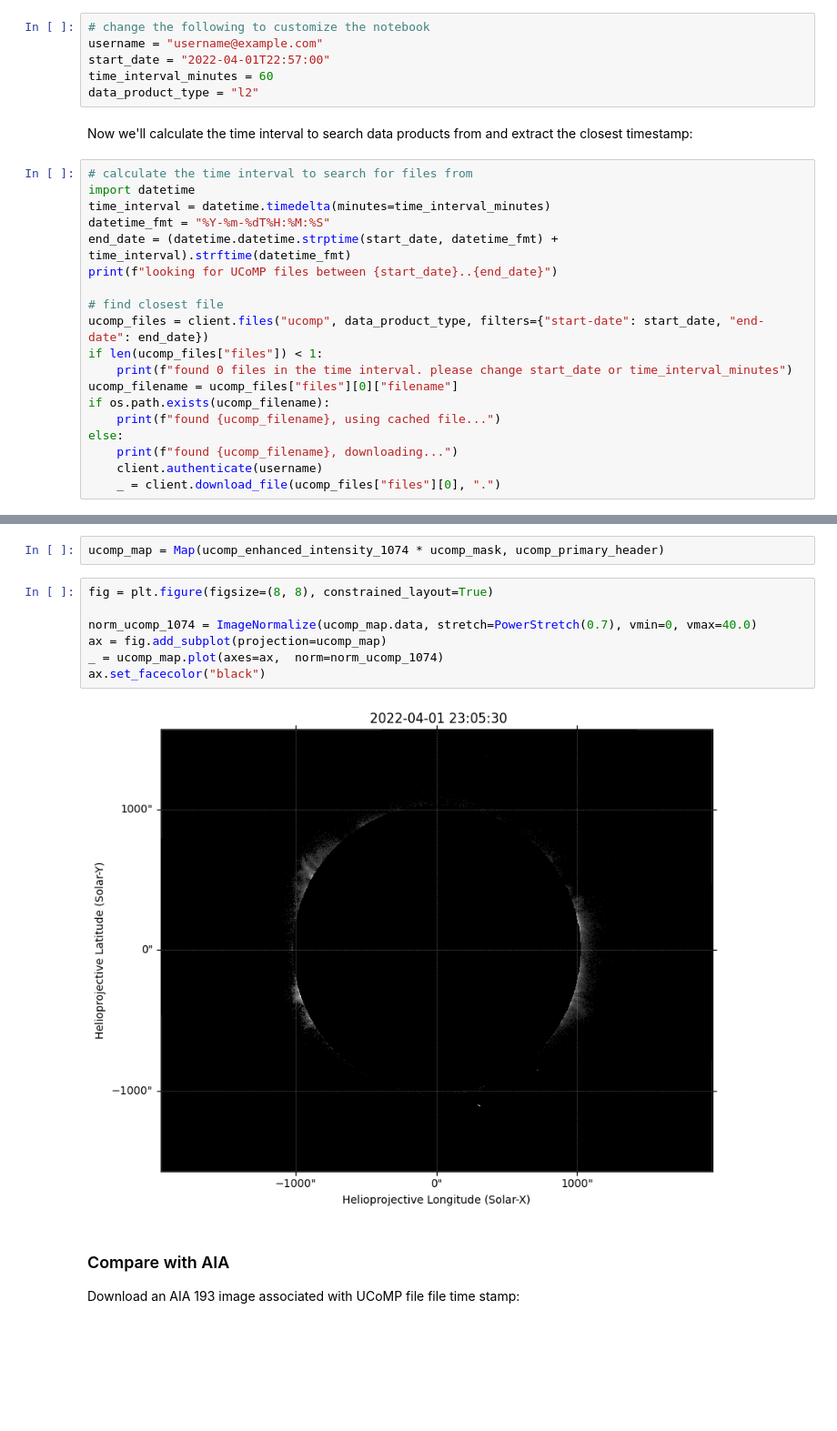
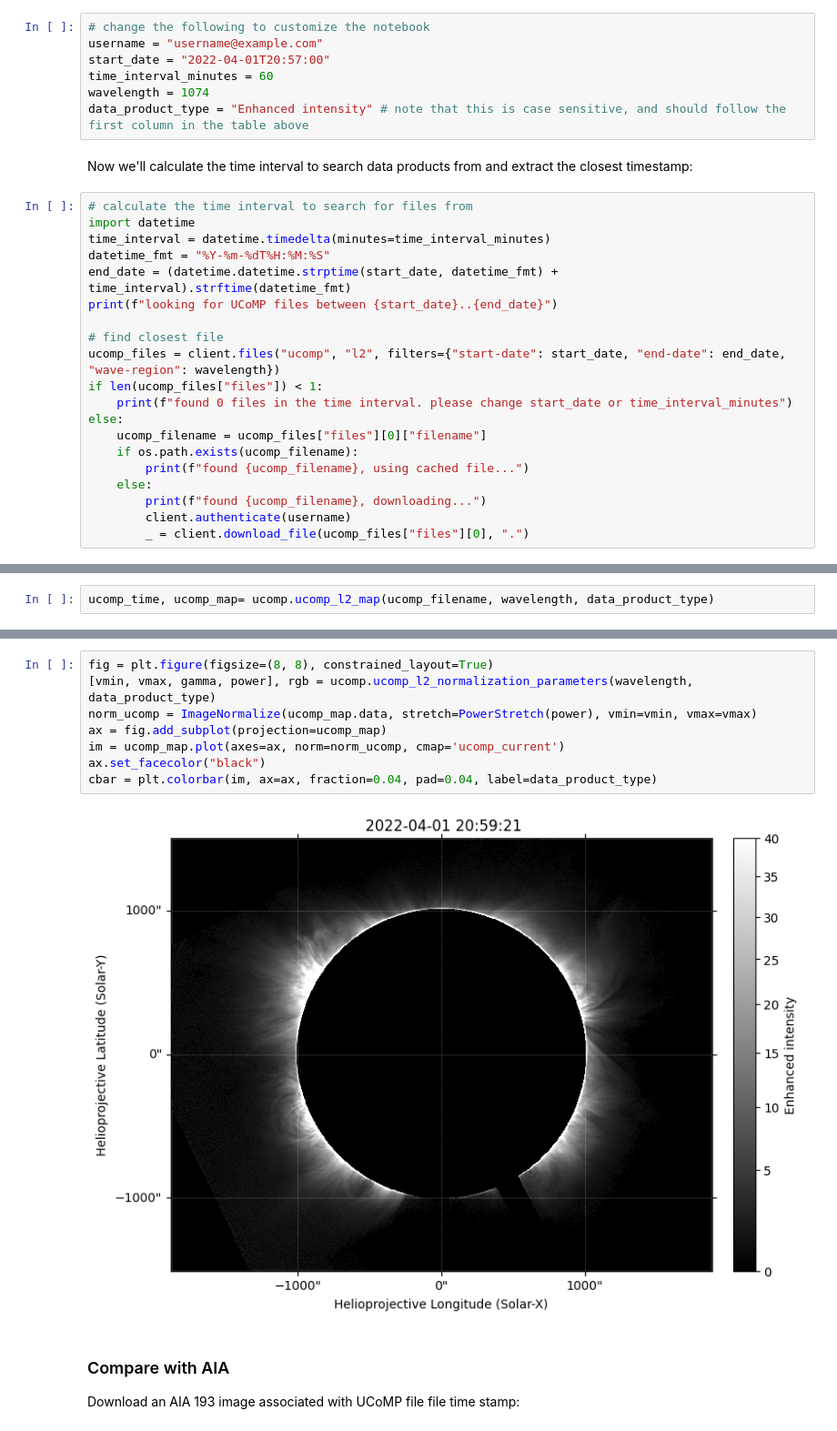
Before and after one commit to NCAR/ucomp-pipeline, a Jupyter notebook: tutorials/ucomp-wcs.ipynb, the cells around one changed output, grey strips where cells are left out. Shown at 91% size. Cells and saved outputs as stored; diff of their text form; blank space fills up the shorter version.

Commit message:
updating ucomp-wcs tutorial notebook using ucomp-instruments api

```diff
--- a/tutorials/ucomp-wcs.ipynb
+++ b/tutorials/ucomp-wcs.ipynb
@@ -62,9 +75,10 @@ This notebook allows the user to customize the level 2 (L2) UCoMP data used for
 # %%
 # change the following to customize the notebook
 username = "username@example.com"
-start_date = "2022-04-01T22:57:00"
+start_date = "2022-04-01T20:57:00"
 time_interval_minutes = 60
-data_product_type = "l2"
+wavelength = 1074
+data_product_type = "Enhanced intensity" # note that this is case sensitive, and should follow the first column in the table above
 # %% [markdown]
 Now we'll calculate the time interval to search data products from and extract the closest timestamp:
 # %%
@@ -76,14 +90,15 @@ end_date = (datetime.datetime.strptime(start_date, datetime_fmt) + time_interval
 print(f"looking for UCoMP files between {start_date}..{end_date}")
 
 # find closest file
-ucomp_files = client.files("ucomp", data_product_type, filters={"start-date": start_date, "end-date": end_date})
+ucomp_files = client.files("ucomp", "l2", filters={"start-date": start_date, "end-date": end_date, "wave-region": wavelength})
 if len(ucomp_files["files"]) < 1:
     print(f"found 0 files in the time interval. please change start_date or time_interval_minutes")
-ucomp_filename = ucomp_files["files"][0]["filename"]
-if os.path.exists(ucomp_filename):
-    print(f"found {ucomp_filename}, using cached file...")
 else:
-    print(f"found {ucomp_filename}, downloading...")
-    client.authenticate(username)
-    _ = client.download_file(ucomp_files["files"][0], ".")
+    ucomp_filename = ucomp_files["files"][0]["filename"]
+    if os.path.exists(ucomp_filename):
+        print(f"found {ucomp_filename}, using cached file...")
+    else:
+        print(f"found {ucomp_filename}, downloading...")
+        client.authenticate(username)
+        _ = client.download_file(ucomp_files["files"][0], ".")
 # %% [output]
@@ -120,0 +111,2 @@ del ucomp_primary_header_naxis["NAXIS"]
+# %%
+ucomp_time, ucomp_map= ucomp.ucomp_l2_map(ucomp_filename, wavelength, data_product_type)
@@ -123,14 +131,13 @@ Create a sunpy map for the UCoMP data using the composite primary and enhanced i
-# %%
-ucomp_map = Map(ucomp_enhanced_intensity_1074 * ucomp_mask, ucomp_primary_header)
 # %%
 fig = plt.figure(figsize=(8, 8), constrained_layout=True)
-
-norm_ucomp_1074 = ImageNormalize(ucomp_map.data, stretch=PowerStretch(0.7), vmin=0, vmax=40.0)
+[vmin, vmax, gamma, power], rgb = ucomp.ucomp_l2_normalization_parameters(wavelength, data_product_type)
+norm_ucomp = ImageNormalize(ucomp_map.data, stretch=PowerStretch(power), vmin=vmin, vmax=vmax)
 ax = fig.add_subplot(projection=ucomp_map)
-_ = ucomp_map.plot(axes=ax,  norm=norm_ucomp_1074)
+im = ucomp_map.plot(axes=ax, norm=norm_ucomp, cmap='ucomp_current')
 ax.set_facecolor("black")
+cbar = plt.colorbar(im, ax=ax, fraction=0.04, pad=0.04, label=data_product_type)
 # %% [output]
-[figure, old version]
+[figure, new version]
 # %% [markdown]
 ### Compare with AIA
 
```
Also changed, not shown: parts of 15 cells of this notebook.
